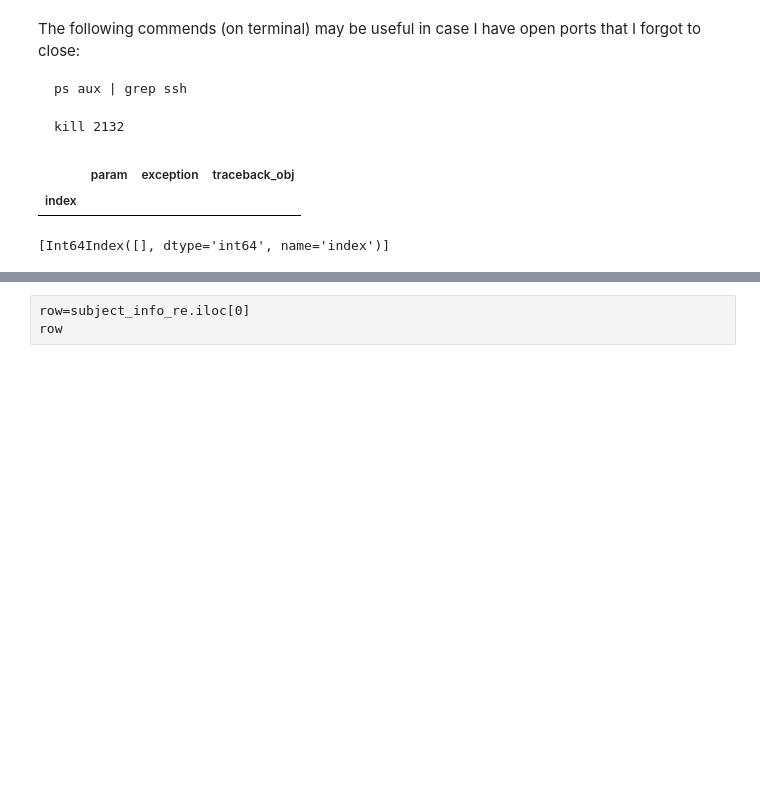
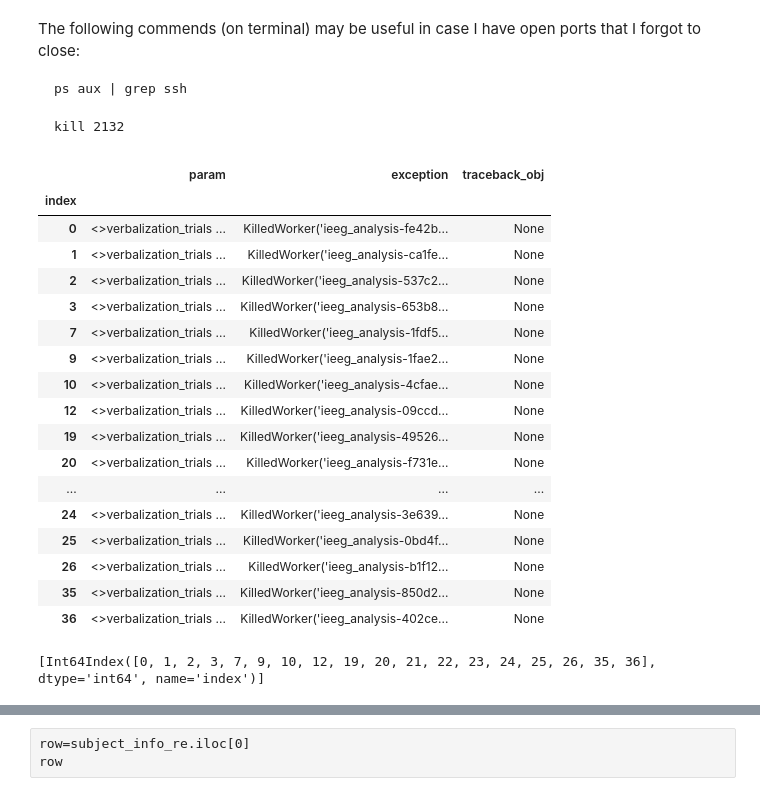
Before and after one commit to NoaHerz/Mental_health, a Jupyter notebook: tilt_analysis.ipynb, the cells around one changed output, grey strips where cells are left out. Drawn from its saved outputs; the diff is of its cells as text; code cells hidden in the pictures; blank space fills up the shorter version.

```diff
--- a/tilt_analysis.ipynb
+++ b/tilt_analysis.ipynb
@@ -421,12 +424,12 @@ from imports import *
 Load the data (change accordingly)
 # %%
 # ## 1. catfR:
-output_position = pd.read_pickle('/home1/noaherz/Long2017/FR1_replication_results/trial_level/catFR1/output_position_FR_3sc')
-subject_info =  pd.read_pickle('/home1/noaherz/Long2017/FR1_replication_results/trial_level/catFR1/subject_info_FR_3sc')
-
-## 2. FR:
-# output_position = pd.read_pickle('/home1/noaherz/Mental_health/FR/output_position_FR_3sc')
-# subject_info =  pd.read_pickle('/home1/noaherz/Mental_health/FR/subject_info_FR_3sc')
+if exp in ['FR1','pyFR']:
+    output_position = pd.read_pickle('/home1/noaherz/Mental_health/FR/output_position_FR_3sc')
+    subject_info =  pd.read_pickle('/home1/noaherz/Mental_health/FR/output_position_FR_3sc')
+if exp=='catFR1':
+    output_position = pd.read_pickle('/home1/noaherz/Mental_health/catFR/output_position_FR_3sc')
+    subject_info =  pd.read_pickle('/home1/noaherz/Mental_health/catFR/subject_info_FR_3sc')
 # %%
 print('Number of subjects: ',len(subject_info['subject'].unique()))
 # %% [output]
@@ -463,7 +466,7 @@ Chosen subject is on row:  363
 Chosen subject is on row:  364
 # %%
 # row=subject_info_re.iloc[8]
-row=subject_info.iloc[1]
+row=subject_info.iloc[-2]
 row
 # %% [output]
 <>verbalization_trials                                                            []
@@ -487,6 +490,10 @@ Name: 1, dtype: object
 # %%
 # change:
-save_path='/scratch/noaherz/Mental_health/FR/hippo_pre_recall'
+if exp in ['FR1','pyFR']:
+    save_path='/scratch/noaherz/Mental_health/FR/hippo_pre_recall'
+if exp =='catFR1':
+    save_path='/scratch/noaherz/Mental_health/catFR/hippo_pre_recall'
+
 
 import pandas as pd
 removed_subject=pd.DataFrame(columns=['subject', 'sessions','montage','reason for exclusion'])
@@ -826,8 +825,13 @@ This is the main analysis. I use 'subject_info' that I have built above and iter
 per trial: power, output position, semantic similarity (if it's a catFR subject)
 # %%
 def ieeg_analysis(row):
+
+    exp = row['experiment']
     # change:
-    save_path='/scratch/noaherz/Mental_health/FR/hippo_pre_recall'
+    if exp in ['FR1','pyFR']:
+        save_path='/scratch/noaherz/Mental_health/FR/hippo_pre_recall'
+    if exp =='catFR1':
+        save_path='/scratch/noaherz/Mental_health/catFR/hippo_pre_recall'
 
     import pandas as pd
     removed_subject=pd.DataFrame(columns=['subject', 'sessions','montage','reason for exclusion'])
@@ -872,7 +876,6 @@ def ieeg_analysis(row):
 #     from irasa.IRASA import IRASA
 
     sub = row['subject']
-    exp = row['experiment']
     sess= int(row['session'])
     mont= int(row['montage'])
     loc=  int(row['localization']) # mostly 0
@@ -1235,17 +1208,33 @@ The following commends (on terminal) may be useful in case I have open ports tha
 # %%
 # wait(futures)
 # errors = CMLDask.get_exceptions(futures, row)
-errors = CMLDask.get_exceptions(futures,[row for i, row in subject_info1.iterrows()])
+errors = CMLDask.get_exceptions(futures,[row for i, row in subject_info.iterrows()])
 errors
 # %% [output]
 |  | param | exception | traceback_obj |
 | index |  |  |  |
+| 0 | <>verbalization_trials ... | KilledWorker('ieeg_analysis-fe42b... | None |
+| 1 | <>verbalization_trials ... | KilledWorker('ieeg_analysis-ca1fe... | None |
+| 2 | <>verbalization_trials ... | KilledWorker('ieeg_analysis-537c2... | None |
+| 3 | <>verbalization_trials ... | KilledWorker('ieeg_analysis-653b8... | None |
+| 7 | <>verbalization_trials ... | KilledWorker('ieeg_analysis-1fdf5... | None |
+| 9 | <>verbalization_trials ... | KilledWorker('ieeg_analysis-1fae2... | None |
+| 10 | <>verbalization_trials ... | KilledWorker('ieeg_analysis-4cfae... | None |
+| 12 | <>verbalization_trials ... | KilledWorker('ieeg_analysis-09ccd... | None |
+| 19 | <>verbalization_trials ... | KilledWorker('ieeg_analysis-49526... | None |
+| 20 | <>verbalization_trials ... | KilledWorker('ieeg_analysis-f731e... | None |
+| ... | ... | ... | ... |
+| 24 | <>verbalization_trials ... | KilledWorker('ieeg_analysis-3e639... | None |
+| 25 | <>verbalization_trials ... | KilledWorker('ieeg_analysis-0bd4f... | None |
+| 26 | <>verbalization_trials ... | KilledWorker('ieeg_analysis-b1f12... | None |
+| 35 | <>verbalization_trials ... | KilledWorker('ieeg_analysis-850d2... | None |
+| 36 | <>verbalization_trials ... | KilledWorker('ieeg_analysis-402ce... | None |
 # %%
-subject_info_re=subject_info1.iloc[errors.index]
+subject_info_re=subject_info.iloc[errors.index]
 # subject_info_re
 [errors.index]
 # %% [output]
-[Int64Index([], dtype='int64', name='index')]
+[Int64Index([0, 1, 2, 3, 7, 9, 10, 12, 19, 20, 21, 22, 23, 24, 25, 26, 35, 36], dtype='int64', name='index')]
 # %%
 subject_info_re
 # %% [output]
```
Also changed, not shown: parts of 49 cells of this notebook, 34 other files.
